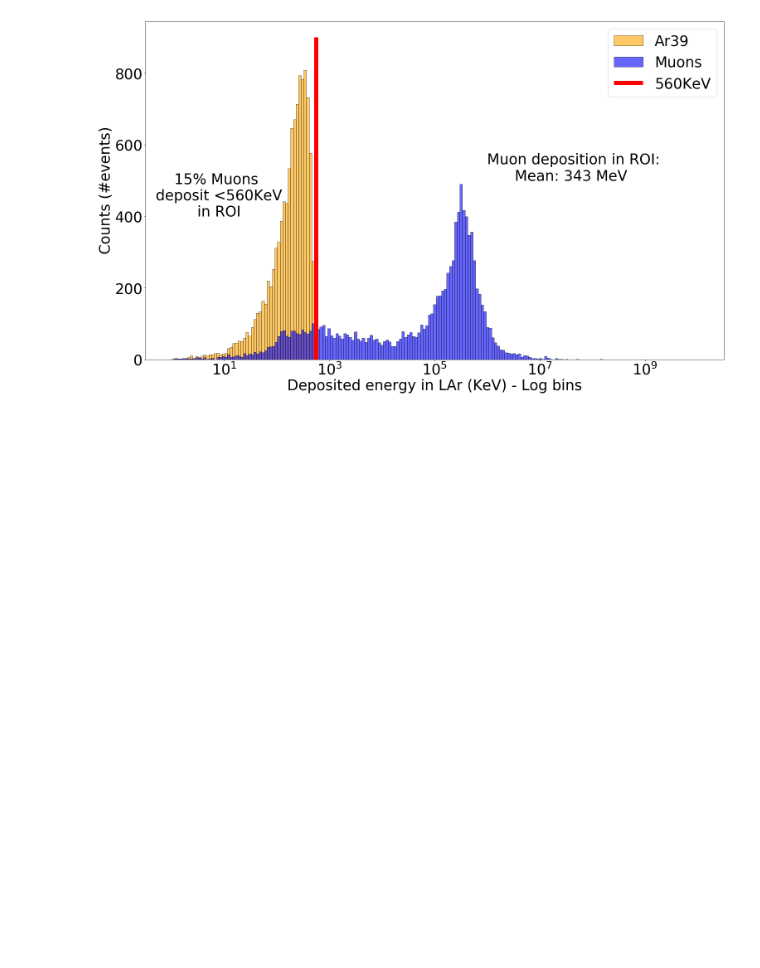
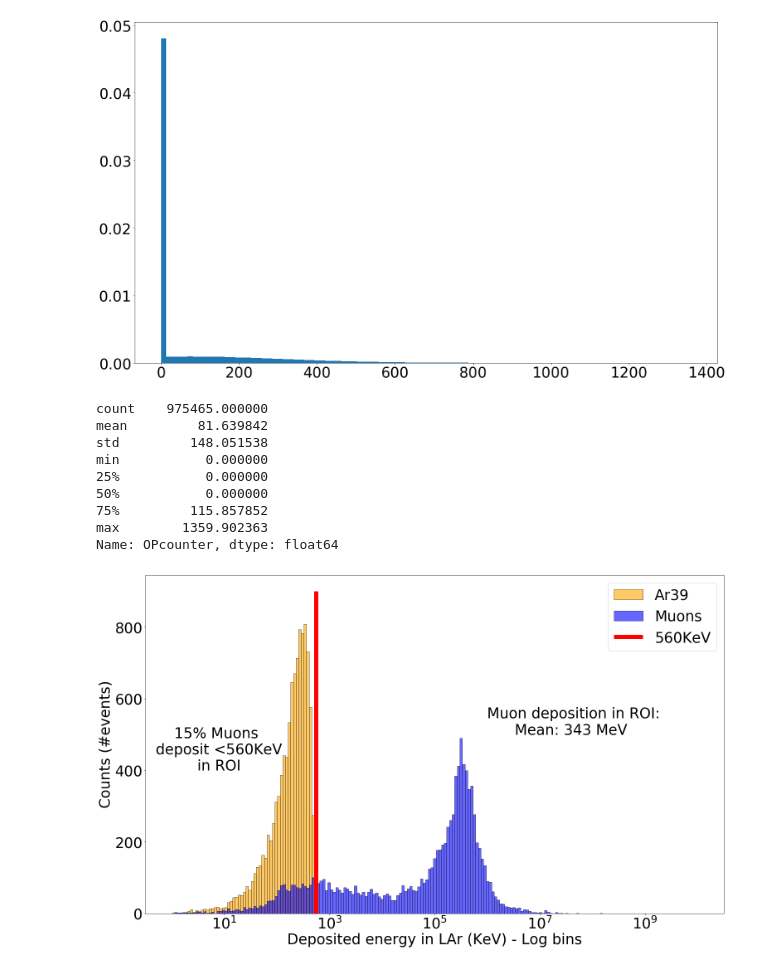
Before and after one commit to luigiberducci/ML4NP, a Jupyter notebook: Notebooks/comparison_muon_ar39_spectra_in_roi.ipynb, the cells around one changed output. Drawn from its saved outputs; the diff is of its cells as text; code cells hidden in the pictures; blank space fills up the shorter version.

```diff
--- a/Notebooks/Untitled.ipynb
+++ b/Notebooks/comparison_muon_ar39_spectra_in_roi.ipynb
@@ -19,4 +23,6 @@ filename = "all_ar39.csv"
 ar39 = pd.read_csv(os.path.join(dir_in, filename), index_col=False)
 ar39.time = ar39.time.astype("float")
 ar39["sec"] = ar39.time / 1000000000    # add field for time in seconds
+ar39["OPcounter"] = ar39.energydeposition * op_yield * ar39.detectionefficiency
+ar39["energydetected"] = ar39.OPcounter / op_yield
 ar39 = ar39.sort_values("time")
@@ -23,3 +41,22 @@ ar39 = ar39.sort_values("time")
+# %%
+bins = np.linspace(0, 500, 100)
+bins=100
+#plt.hist(ar39.groupby("eventnumber").energydeposition.sum(), bins=bins, density=True)
+plt.hist(ar39.groupby("eventnumber").OPcounter.sum(), bins=bins, density=True)
+plt.show()
+
+ar39.groupby("eventnumber").OPcounter.sum().describe()
+# %% [output]
+[figure, added]
+count    975465.000000
+mean         81.639842
+std         148.051538
+min           0.000000
+25%           0.000000
+50%           0.000000
+75%         115.857852
+max        1359.902363
+Name: OPcounter, dtype: float64
 # %%
 muons_gb = muons.groupby("eventnumber").energydeposition.sum()
 ar39_gb = ar39.groupby("eventnumber").energydeposition.sum()
```
Also changed, not shown: parts of 6 cells of this notebook.
